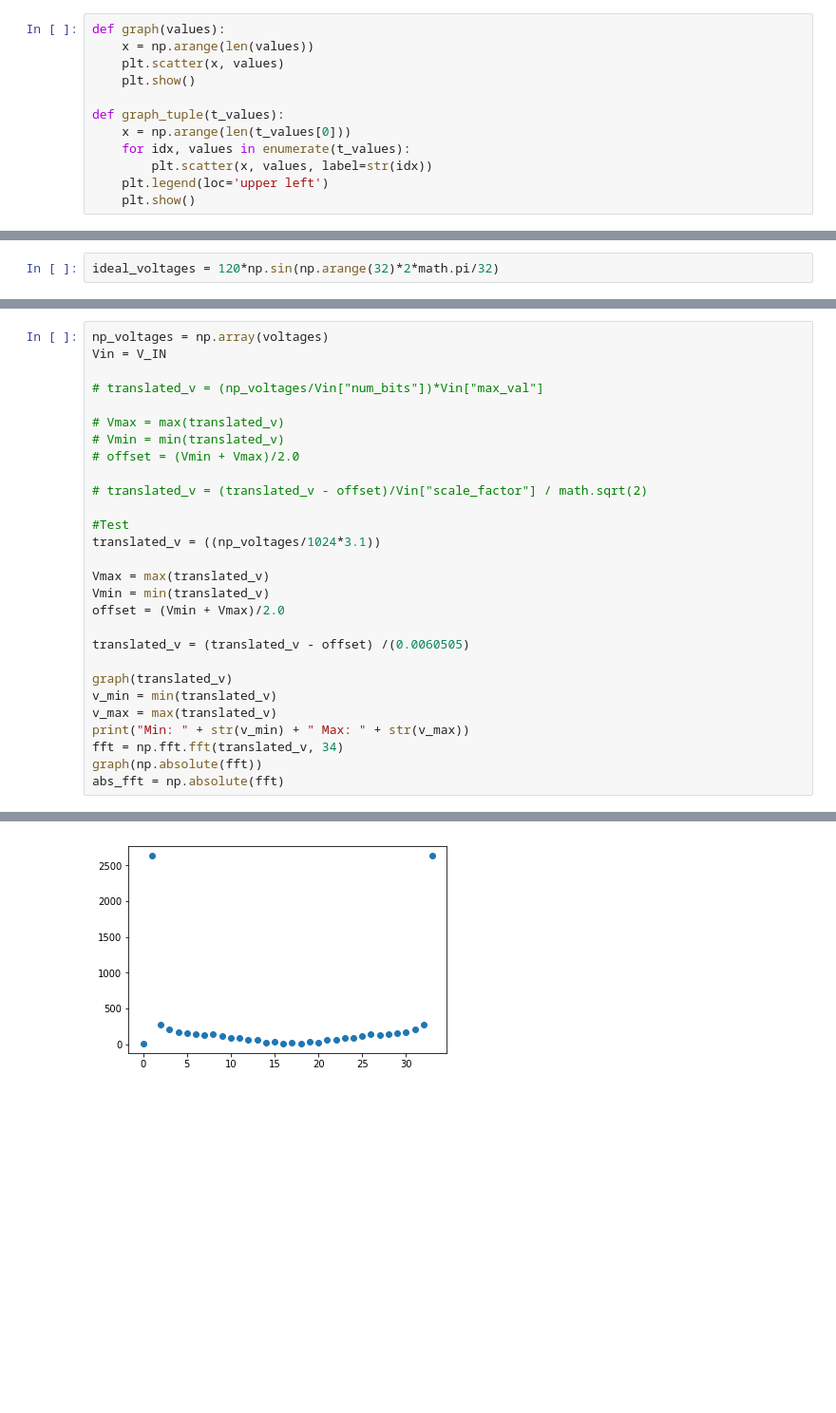
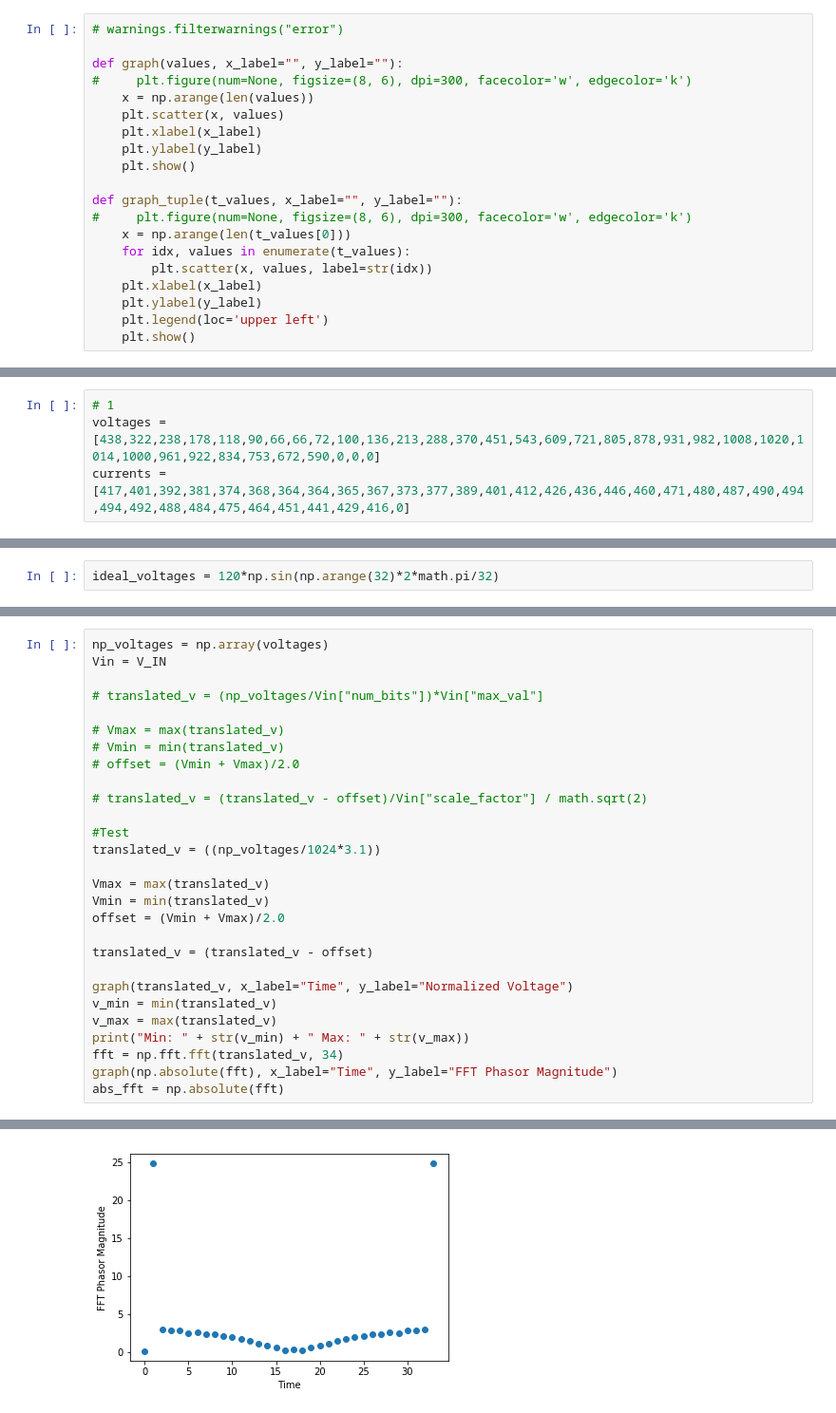
Before and after one commit to power-analyzer/backend, a Jupyter notebook: Voltage and Current FFT Test.ipynb, the cells around one changed output, grey strips where cells are left out. Shown at 95% size. Cells and saved outputs as stored; diff of their text form; blank space fills up the shorter version.

```diff
--- a/Voltage and Current FFT Test.ipynb
+++ b/Voltage and Current FFT Test.ipynb
@@ -8,13 +10,21 @@ from power_analyzer.settings import V_IN
 # %%
-def graph(values):
+# warnings.filterwarnings("error")
+
+def graph(values, x_label="", y_label=""):
+#     plt.figure(num=None, figsize=(8, 6), dpi=300, facecolor='w', edgecolor='k')
     x = np.arange(len(values))
     plt.scatter(x, values)
+    plt.xlabel(x_label)
+    plt.ylabel(y_label)
     plt.show()
 
-def graph_tuple(t_values):
+def graph_tuple(t_values, x_label="", y_label=""):
+#     plt.figure(num=None, figsize=(8, 6), dpi=300, facecolor='w', edgecolor='k')
     x = np.arange(len(t_values[0]))
     for idx, values in enumerate(t_values):
         plt.scatter(x, values, label=str(idx))
+    plt.xlabel(x_label)
+    plt.ylabel(y_label)
     plt.legend(loc='upper left')
     plt.show()
 # %%
@@ -25,0 +54,4 @@ currents = [457,437,440,450,461,471,480,487,492,495,495,494,489,484,476,465,454,
+# %%
+# 1
+voltages = [438,322,238,178,118,90,66,66,72,100,136,213,288,370,451,543,609,721,805,878,931,982,1008,1020,1014,1000,961,922,834,753,672,590,0,0,0]
+currents = [417,401,392,381,374,368,364,364,365,367,373,377,389,401,412,426,436,446,460,471,480,487,490,494,494,492,488,484,475,464,451,441,429,416,0]
@@ -54,13 +96,13 @@ Vmax = max(translated_v)
 Vmin = min(translated_v)
 offset = (Vmin + Vmax)/2.0
 
-translated_v = (translated_v - offset) /(0.0060505)
+translated_v = (translated_v - offset)
 
-graph(translated_v)
+graph(translated_v, x_label="Time", y_label="Normalized Voltage")
 v_min = min(translated_v)
 v_max = max(translated_v)
 print("Min: " + str(v_min) + " Max: " + str(v_max))
 fft = np.fft.fft(translated_v, 34)
-graph(np.absolute(fft))
+graph(np.absolute(fft), x_label="Time", y_label="FFT Phasor Magnitude")
 abs_fft = np.absolute(fft)
 # %% [output]
@@ -69 +111 @@ Min: -164.61384906206098 Max: 164.61384906206095
-[figure, old version]
+[figure, new version]
```
Also changed, not shown: parts of 23 cells of this notebook, 1 other file.
